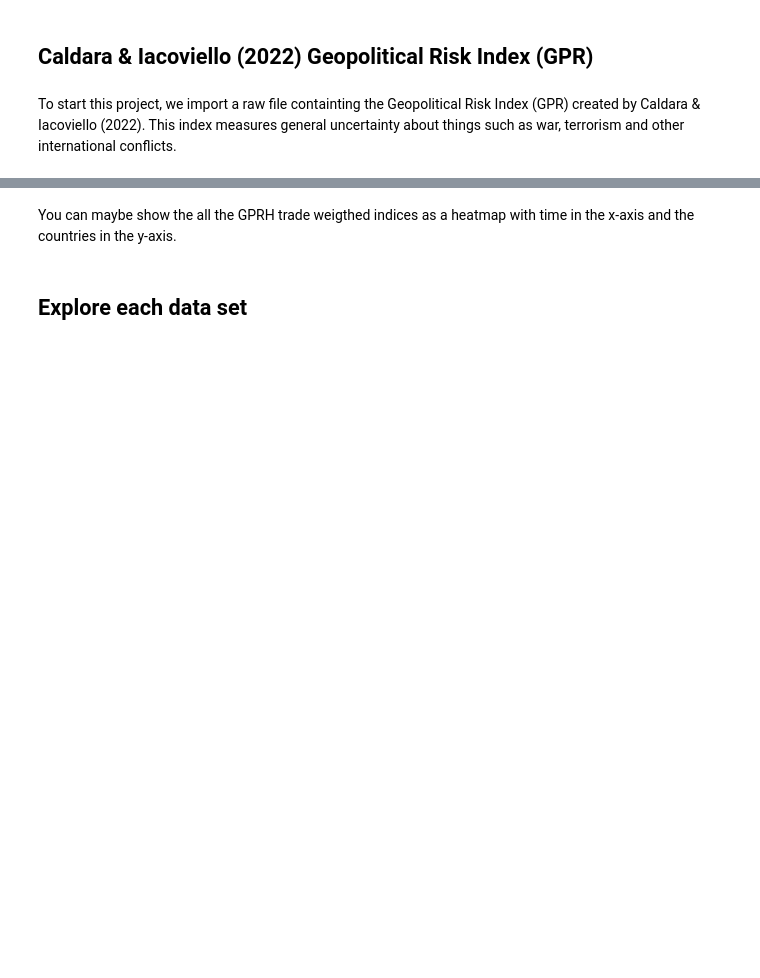
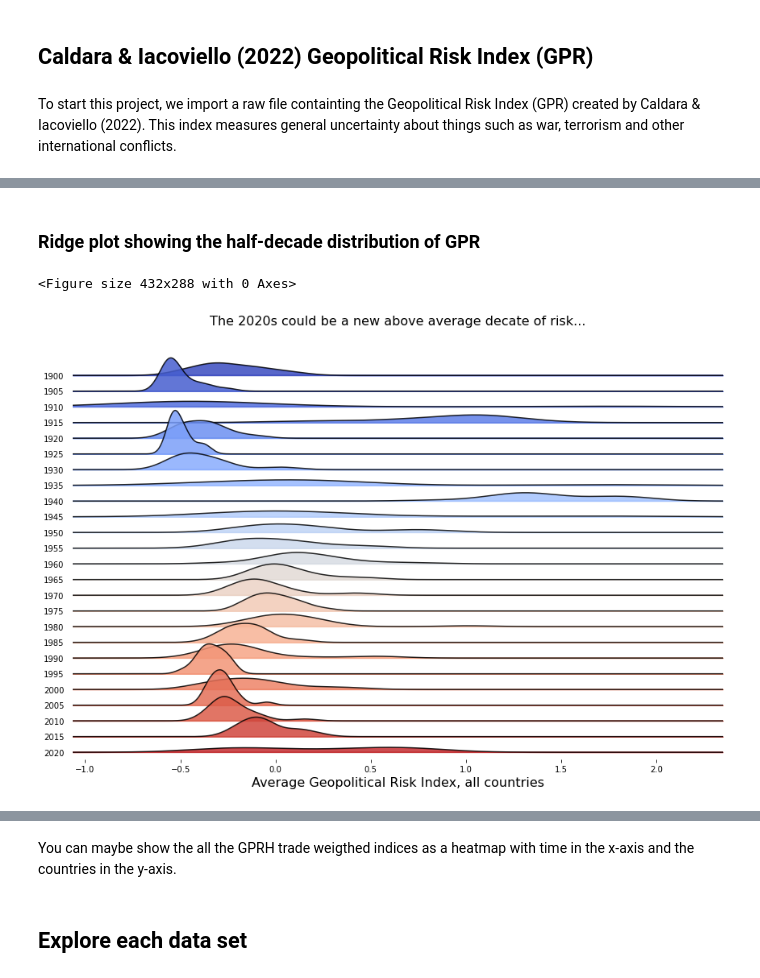
Before and after one commit to NumEconCopenhagen/projects-2024-mikkel-thomas, a Jupyter notebook: dataproject/dataproject.ipynb, the cells around one changed output, grey strips where cells are left out. Saved outputs shown, nothing was run; the diff lists cells and outputs as text; code cells hidden in the pictures; blank space fills up the shorter version.

```diff
--- a/dataproject/dataproject.ipynb
+++ b/dataproject/dataproject.ipynb
@@ -562,0 +42,7 @@ plt.show()
+# %% [markdown]
+### Ridge plot showing the half-decade distribution of GPR
+# %%
+dataproject.ridge_gpr(df_gpr)
+# %% [output]
+<Figure size 432x288 with 0 Axes>
+[figure, added]
```
Also changed, not shown: parts of 85 cells of this notebook, 3 other files.
